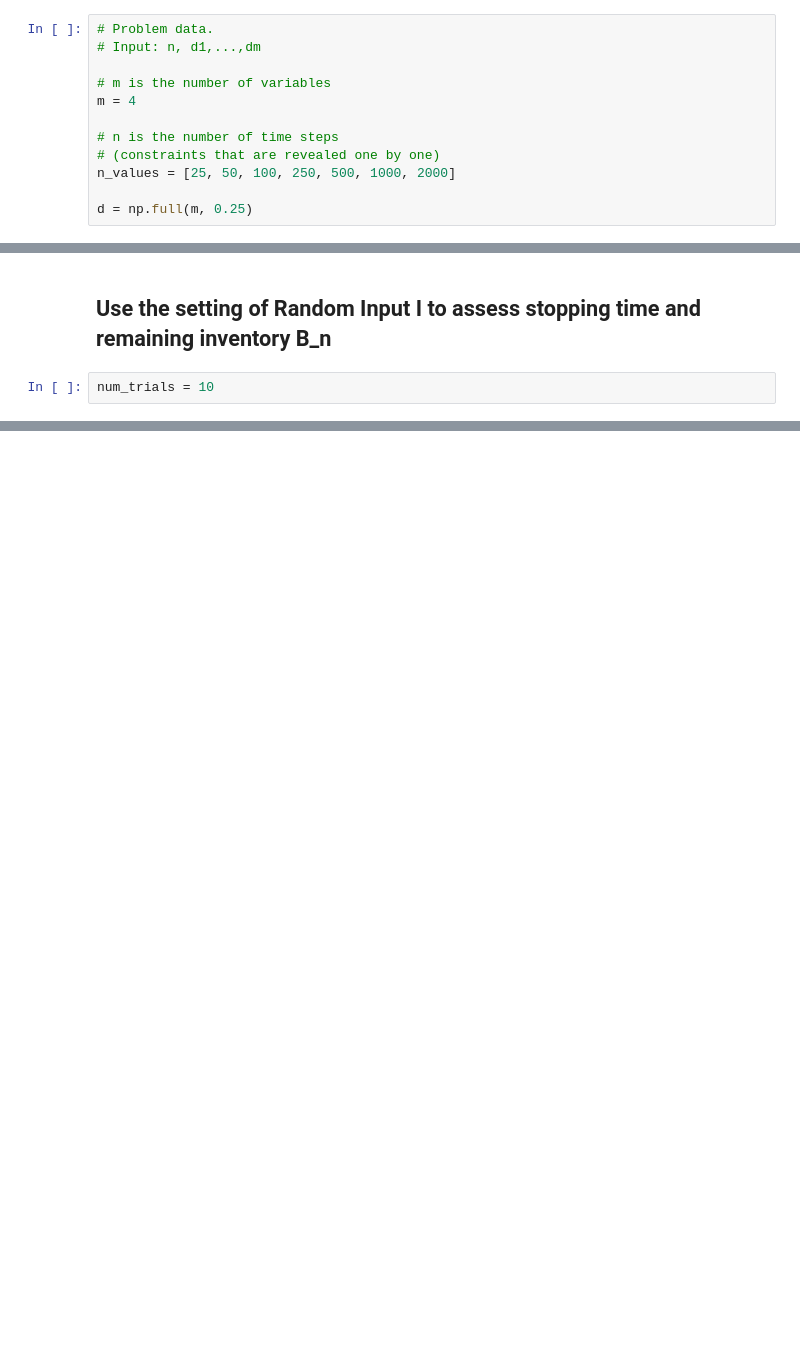
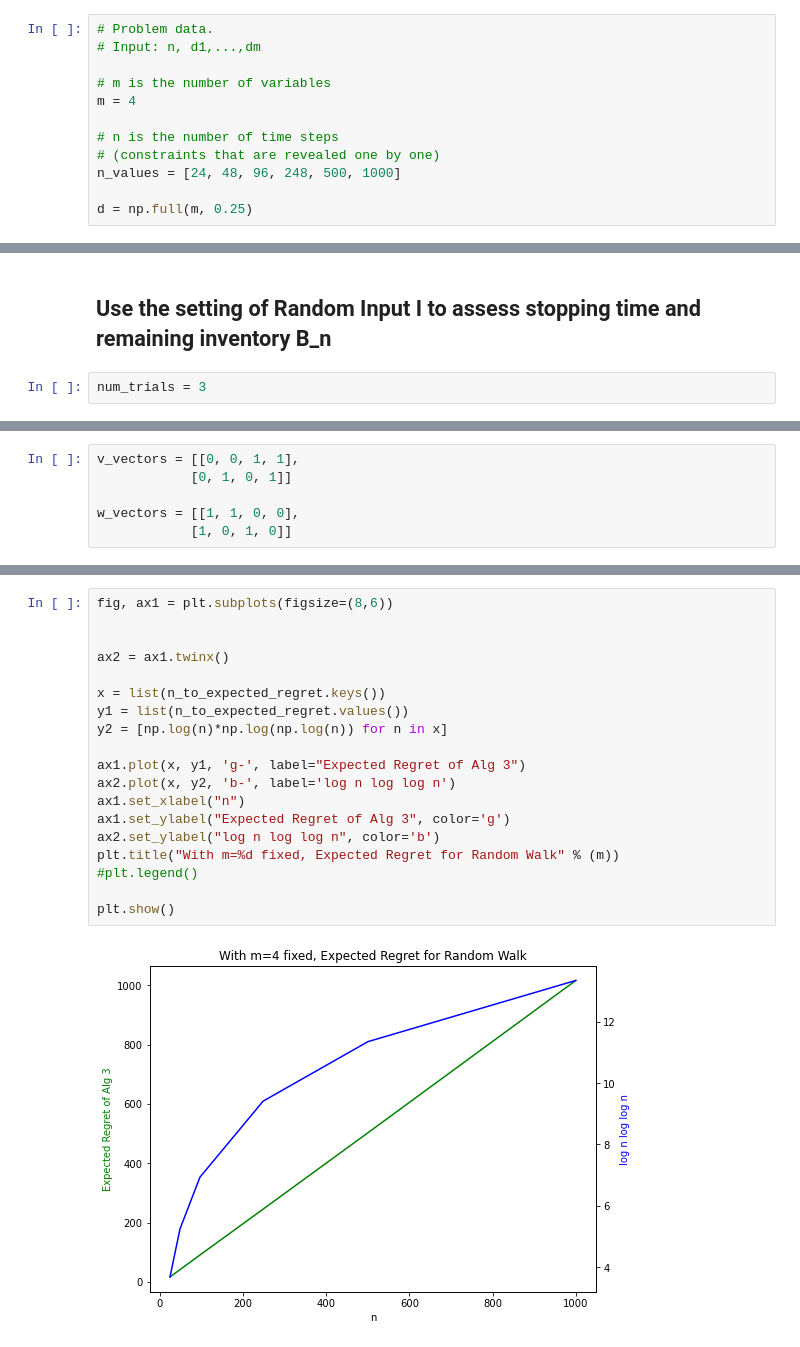
Before and after one commit to guanzgrace/online_learning, a Jupyter notebook: Question 5 Experiment.ipynb, the cells around one changed output, grey strips where cells are left out. Saved outputs shown, nothing was run; the diff lists cells and outputs as text; blank space fills up the shorter version.

```diff
--- a/Question 5 Experiment.ipynb
+++ b/Question 5 Experiment.ipynb
@@ -15,7 +15,7 @@ m = 4
 
 # n is the number of time steps
 # (constraints that are revealed one by one)
-n_values = [25, 50, 100, 250, 500, 1000, 2000]
+n_values = [24, 48, 96, 248, 500, 1000]
 
 d = np.full(m, 0.25)
 # %%
@@ -111,4 +132,4 @@ def run_alg_3(n, m, d):
 # %% [markdown]
 ## Use the setting of Random Input I to assess stopping time and remaining inventory B_n
 # %%
-num_trials = 10
+num_trials = 3
@@ -219,0 +136,6 @@ results_df
+# %%
+v_vectors = [[0, 0, 1, 1],
+            [0, 1, 0, 1]]
+
+w_vectors = [[1, 1, 0, 0],
+            [1, 0, 1, 0]]
@@ -219,0 +185,21 @@ results_df
+# %%
+fig, ax1 = plt.subplots(figsize=(8,6))
+
+
+ax2 = ax1.twinx()
+
+x = list(n_to_expected_regret.keys())
+y1 = list(n_to_expected_regret.values())
+y2 = [np.log(n)*np.log(np.log(n)) for n in x]
+
+ax1.plot(x, y1, 'g-', label="Expected Regret of Alg 3")
+ax2.plot(x, y2, 'b-', label='log n log log n')
+ax1.set_xlabel("n")
+ax1.set_ylabel("Expected Regret of Alg 3", color='g')
+ax2.set_ylabel("log n log log n", color='b')
+plt.title("With m=%d fixed, Expected Regret for Random Walk" % (m))
+#plt.legend()
+
+plt.show()
+# %% [output]
+[figure, added]
```
Also changed, not shown: parts of 7 cells of this notebook, 1 other file.
